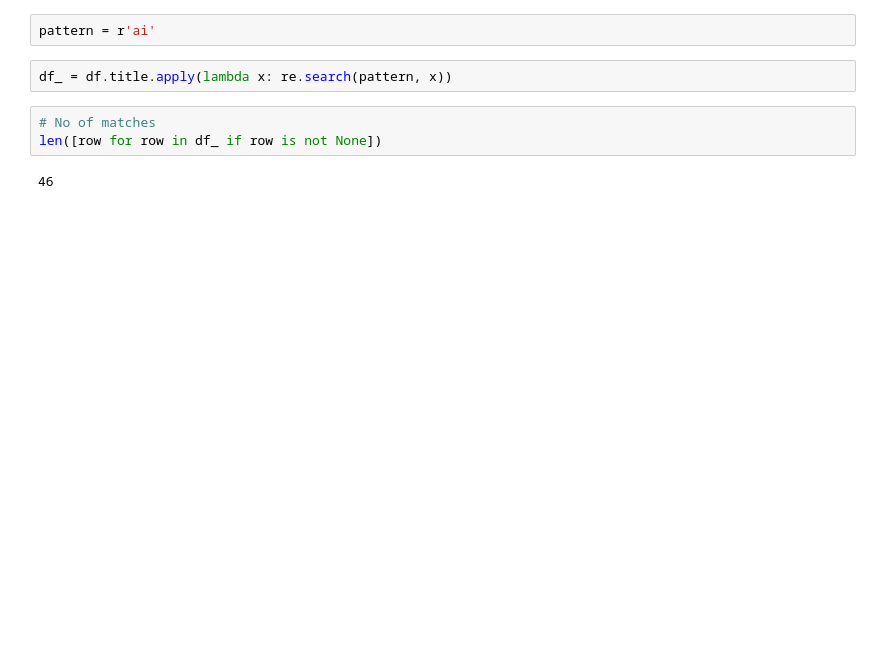
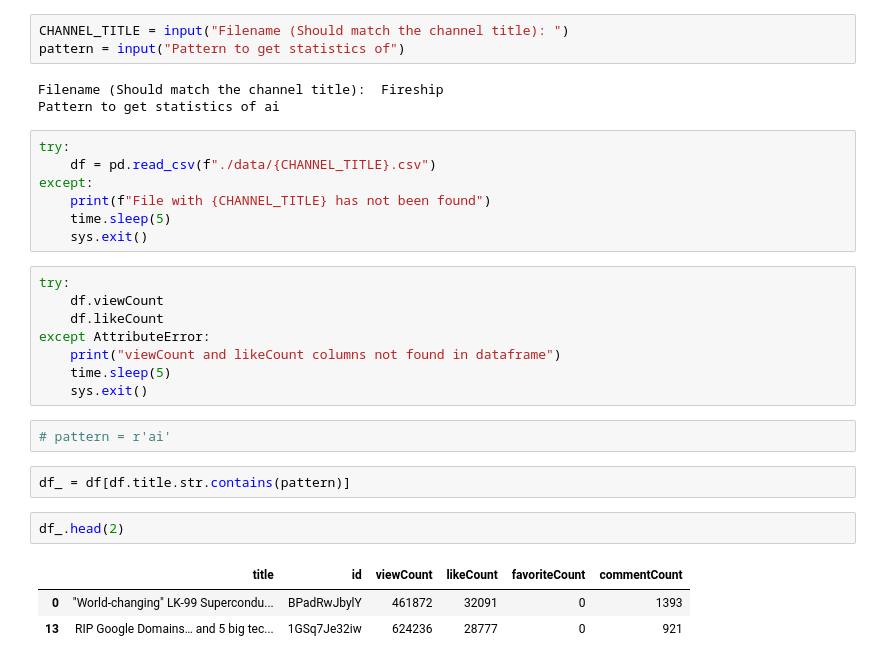
Before and after one commit to LVKinyanjui/StatsMan, a Jupyter notebook: YouTube/_analysis_by_channel.ipynb, the cells around one changed output. Cells and saved outputs as stored; diff of their text form; blank space fills up the shorter version.

Commit message:
Preliminary data analysis on video stats

```diff
--- a/YouTube/_analysis_by_channel.ipynb
+++ b/YouTube/_analysis_by_channel.ipynb
@@ -41,9 +11,31 @@ Name: title, Length: 576, dtype: object
+# %%
+CHANNEL_TITLE = input("Filename (Should match the channel title): ")
+pattern = input("Pattern to get statistics of")
+# %% [output]
+Filename (Should match the channel title):  Fireship
+Pattern to get statistics of ai
+# %%
+try:
+    df = pd.read_csv(f"./data/{CHANNEL_TITLE}.csv")
+except:
+    print(f"File with {CHANNEL_TITLE} has not been found")
+    time.sleep(5)
+    sys.exit()
+# %%
+try:
+    df.viewCount
+    df.likeCount
+except AttributeError:
+    print("viewCount and likeCount columns not found in dataframe")
+    time.sleep(5)
+    sys.exit()
 # %%
-pattern = r'ai'
+# pattern = r'ai'
 # %%
-df_ = df.title.apply(lambda x: re.search(pattern, x))
+df_ = df[df.title.str.contains(pattern)]
-# %%
-# No of matches
-len([row for row in df_ if row is not None])
-# %% [output]
-46
+# %%
+df_.head(2)
+# %% [output]
+|  | title | id | viewCount | likeCount | favoriteCount | commentCount |
+| 0 | "World-changing" LK-99 Supercondu... | BPadRwJbylY | 461872 | 32091 | 0 | 1393 |
+| 13 | RIP Google Domains… and 5 big tec... | 1GSq7Je32iw | 624236 | 28777 | 0 | 921 |
```
Also changed, not shown: parts of 14 cells of this notebook, 3 other files.
